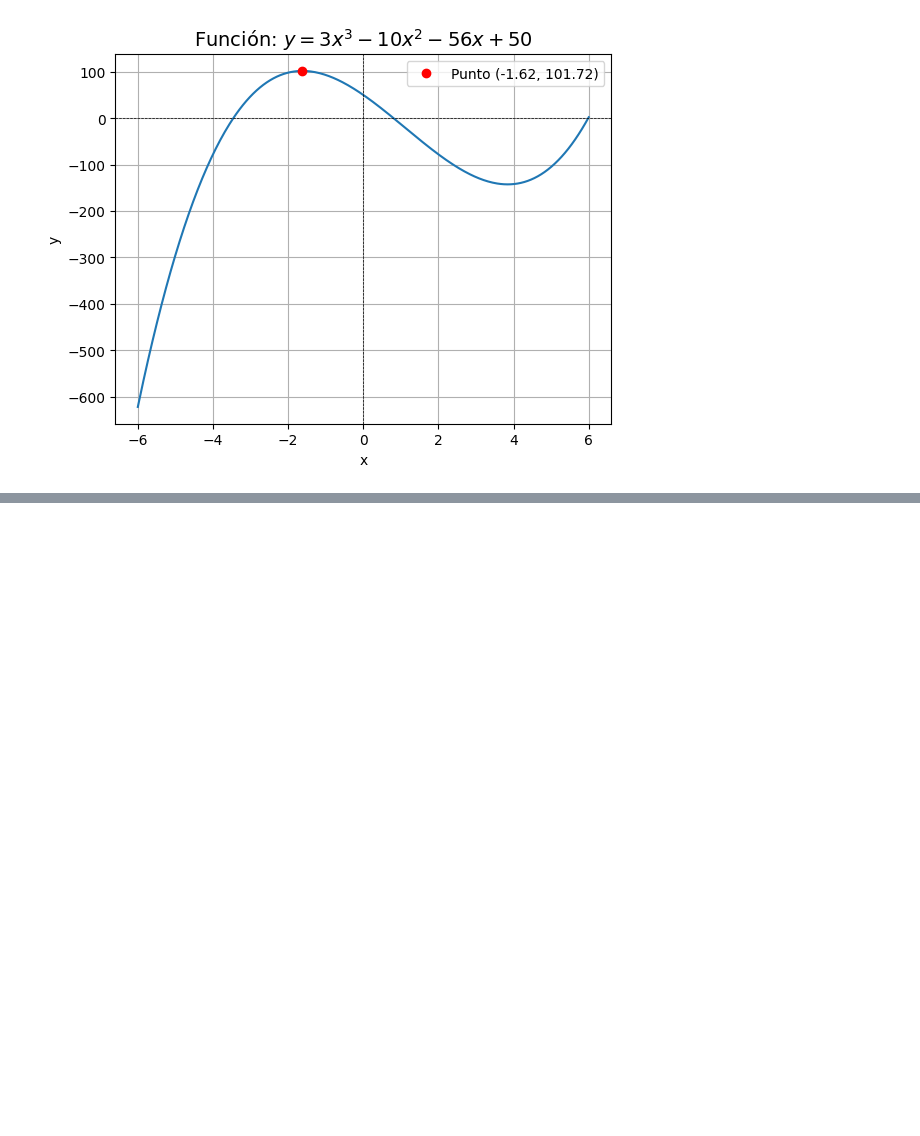
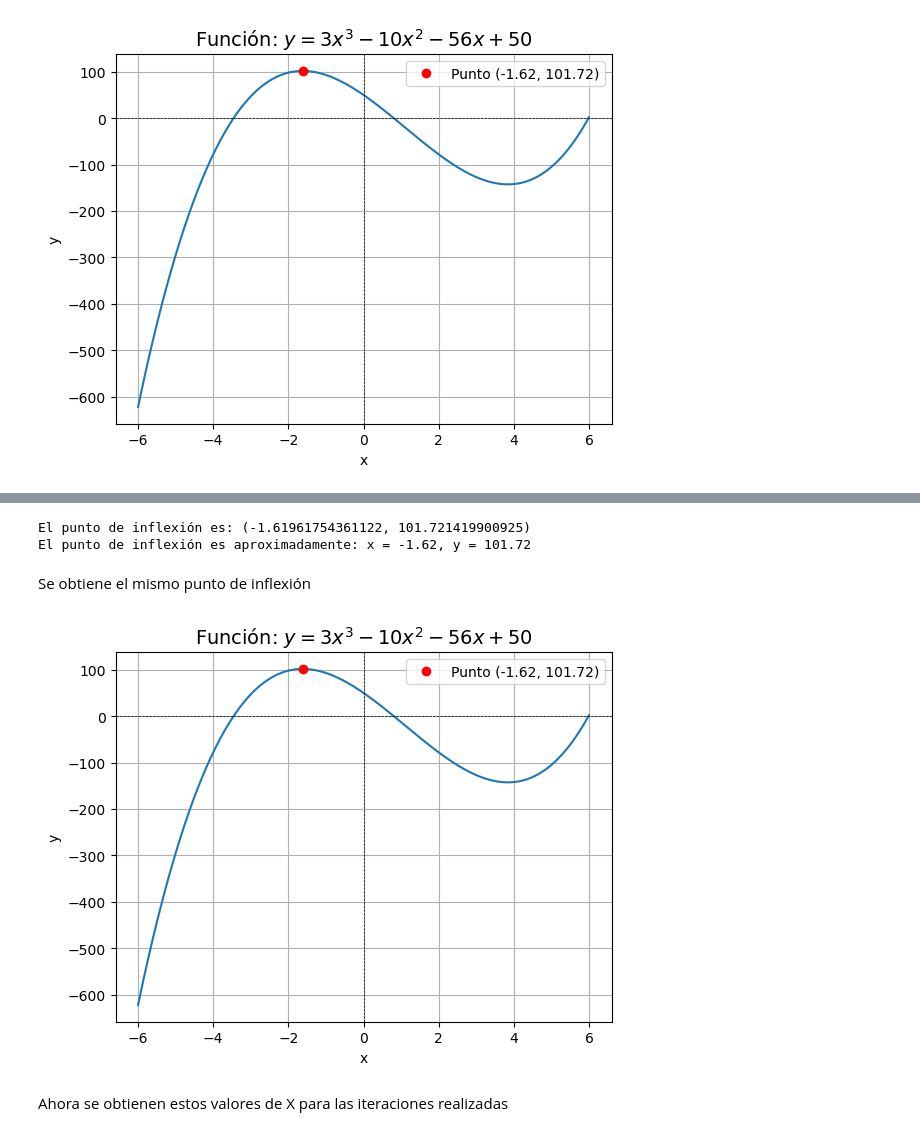
Before and after one commit to ddi4z/Laboratorios-MOS, a Jupyter notebook: Laboratorio 3/punto1.ipynb, the cells around one changed output, grey strips where cells are left out. Cells and saved outputs as stored; diff of their text form; code cells hidden in the pictures; blank space fills up the shorter version.

```diff
--- a/Laboratorio 3/punto1.ipynb
+++ b/Laboratorio 3/punto1.ipynb
@@ -112,0 +124,16 @@ graficarFuncionYPuntos(f, valoresX)
+# %%
+xEncontrado, valoresX = newtonRaphson(f(x), 0, 0.6)
+puntoInflexion = (xEncontrado, f(xEncontrado))
+print(f'El punto de inflexión es: {puntoInflexion}')
+print(f'El punto de inflexión es aproximadamente: x = {puntoInflexion[0]:.2f}, y = {puntoInflexion[1]:.2f}')
+# %% [output]
+El punto de inflexión es: (-1.61961754361122, 101.721419900925)
+El punto de inflexión es aproximadamente: x = -1.62, y = 101.72
+# %% [markdown]
+Se obtiene el mismo punto de inflexión
+# %%
+graficarFuncionYPuntos(f, [xEncontrado])
+# %% [output]
+[figure, added]
+# %% [markdown]
+Ahora se obtienen estos valores de X para las iteraciones realizadas
```
Also changed, not shown: parts of 18 cells of this notebook, 2 other files.
